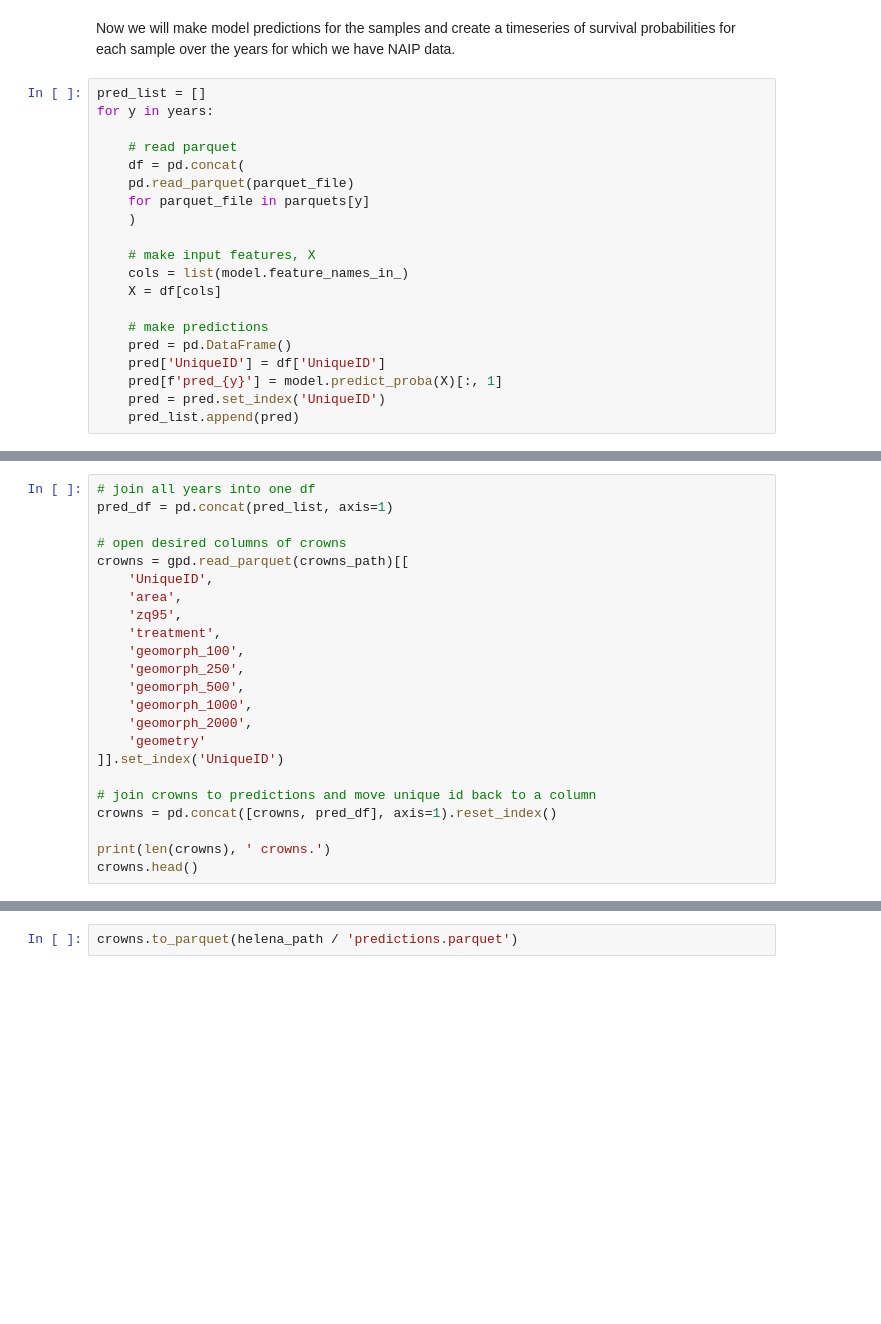
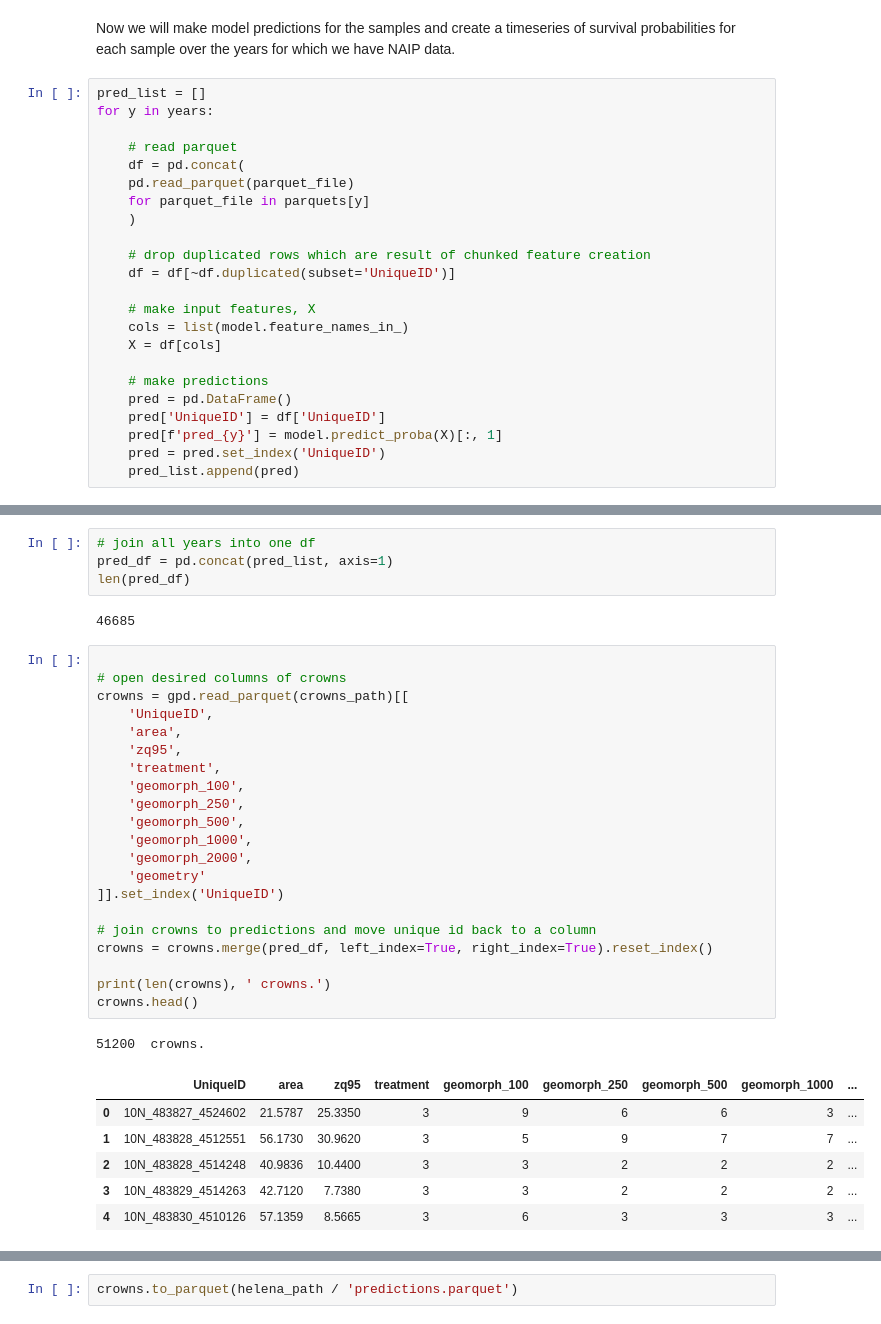
Before and after one commit to kulpojke/tree-mortality, a Jupyter notebook: src/helena_mortality_part2.ipynb, the cells around one changed output, grey strips where cells are left out. Cells and saved outputs as stored; diff of their text form; blank space fills up the shorter version.

```diff
--- a/src/helena_mortality_part2.ipynb
+++ b/src/helena_mortality_part2.ipynb
@@ -74,6 +78,9 @@ for y in years:
     pd.read_parquet(parquet_file)
     for parquet_file in parquets[y]
     )
+
+    # drop duplicated rows which are result of chunked feature creation
+    df = df[~df.duplicated(subset='UniqueID')]
 
     # make input features, X
     cols = list(model.feature_names_in_)
@@ -92,23 +103,35 @@ for y in years:
+# %%
+# join all years into one df
+pred_df = pd.concat(pred_list, axis=1)
+len(pred_df)
+# %% [output]
+46685
 # %%
-# join all years into one df
-pred_df = pd.concat(pred_list, axis=1)
 
 # open desired columns of crowns
 crowns = gpd.read_parquet(crowns_path)[[
     'UniqueID',
     'area',
     'zq95',
     'treatment',
     'geomorph_100',
     'geomorph_250',
     'geomorph_500',
     'geomorph_1000',
     'geomorph_2000',
     'geometry'
 ]].set_index('UniqueID')
 
 # join crowns to predictions and move unique id back to a column
-crowns = pd.concat([crowns, pred_df], axis=1).reset_index()
+crowns = crowns.merge(pred_df, left_index=True, right_index=True).reset_index()
 
 print(len(crowns), ' crowns.')
 crowns.head()
+# %% [output]
+51200  crowns.
+|  | UniqueID | area | zq95 | treatment | geomorph_100 | geomorph_250 | geomorph_500 | geomorph_1000 | ... |
+| 0 | 10N_483827_4524602 | 21.5787 | 25.3350 | 3 | 9 | 6 | 6 | 3 | ... |
+| 1 | 10N_483828_4512551 | 56.1730 | 30.9620 | 3 | 5 | 9 | 7 | 7 | ... |
+| 2 | 10N_483828_4514248 | 40.9836 | 10.4400 | 3 | 3 | 2 | 2 | 2 | ... |
+| 3 | 10N_483829_4514263 | 42.7120 | 7.7380 | 3 | 3 | 2 | 2 | 2 | ... |
+| 4 | 10N_483830_4510126 | 57.1359 | 8.5665 | 3 | 6 | 3 | 3 | 3 | ... |
```
Also changed, not shown: parts of 6 cells of this notebook, 2 other files.
